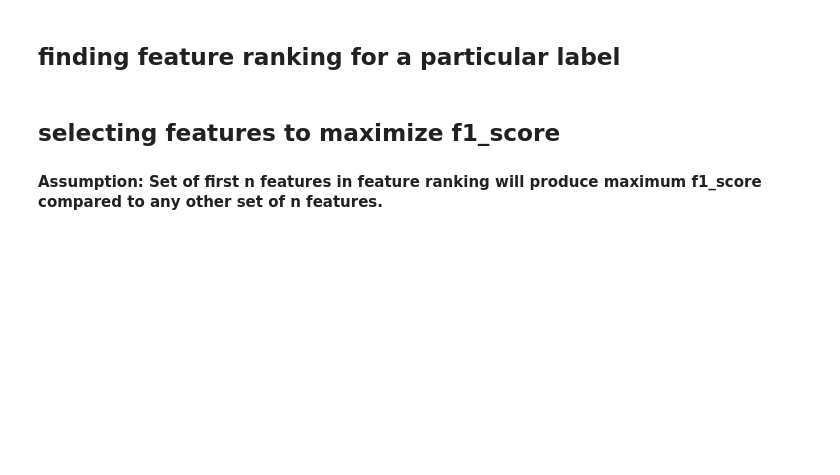
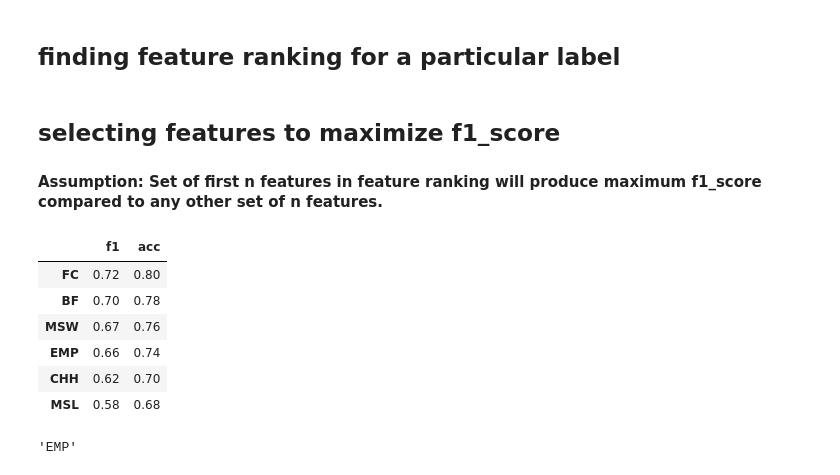
Before and after one commit to agdeva8/satellite_data, a Jupyter notebook: dist_finshed_code/logreg_modi_nlPca_final_da-exp.ipynb, the cells around one changed output. Drawn from its saved outputs; the diff is of its cells as text; code cells hidden in the pictures; blank space fills up the shorter version.

```diff
--- a/dist_finshed_code/logreg_modi_nlPca_final_da-exp.ipynb
+++ b/dist_finshed_code/logreg_modi_nlPca_final_da-exp.ipynb
@@ -248,2 +312,2 @@ df_modi_nlPca.shape
 # %%
-var = df_modi_nlPca.columns.tolist()[1:]
+var = df_modi_nlPca.columns.tolist()[5:]
@@ -249,0 +331,2 @@ var = df_modi_nlPca.columns.tolist()[1:]
+# %%
+var.extend(['CropRatio'])
@@ -294,16 +394,13 @@ def selectFeatures(ranked_var,label):
         recall = metrics.recall_score(y,predicted)
         prec =  metrics.precision_score(y,predicted)
 
-        cm = metrics.confusion_matrix(y, predicted)
-        cm_score = float(cm[1][1])/(cm[1][1]+cm[1][0]+cm[0][1])
-
         f1 = metrics.f1_score(y,predicted)
 
-        metric_list.append([f1,cm_score,acc,recall,prec])
+        metric_list.append([f1,acc,recall,prec])
         f1_list.append(f1)
 
     df_metric = pd.DataFrame(metric_list)
-    df_metric.columns =  (['f1','cm','acc','recall','prec'])
+    df_metric.columns =  (['f1','acc','recall','prec'])
 
     ## finding the global maximum index in f1_list
     global_maxima = f1_list.index(max(f1_list))
@@ -341,3 +438,35 @@ def selectFeatures(ranked_var,label):
     df_selecedVar.insert(2,'coeff',fit.coef_[0])
 
     return [df_selecedVar,f1_list[i],df_metric[i:i+1]]
+# %%
+df_overallScore = pd.DataFrame(columns=['f1','acc'])
+for main_label in ['MSL','MSW','CHH','FC','BF','EMP']:
+    lis_dis_label = [main_label+'_'+str(i) for i in range(1,4)]
+    yTrue = []
+    yPred = []
+    for label in lis_dis_label:
+        ranked_var = featureRank(label)
+        feature_and_score = selectFeatures(ranked_var,label)
+        var2 = feature_and_score[0]['var'].values.tolist()
+        X = df_modi_nlPca.loc[:,var2].values
+        y = df_satData.loc[:,label].values
+        yTrue.extend(y)
+
+        model = LogisticRegression(class_weight='balanced')
+        clf = make_pipeline(preprocessing.StandardScaler(),model)
+        predicted = cross_validation.cross_val_predict(clf,X,y, cv=5)
+        yPred.extend(predicted)
+    acc = metrics.accuracy_score(yTrue,yPred)
+    f1 = metrics.f1_score(yTrue,yPred)
+
+    df_overallScore.loc[main_label] = [f1,acc]
+# %%
+np.round(df_overallScore.sort_values(by='f1',ascending=False),2)#.to_csv('overallScore.csv')
+# %% [output]
+|  | f1 | acc |
+| FC | 0.72 | 0.80 |
+| BF | 0.70 | 0.78 |
+| MSW | 0.67 | 0.76 |
+| EMP | 0.66 | 0.74 |
+| CHH | 0.62 | 0.70 |
+| MSL | 0.58 | 0.68 |
@@ -343,0 +475,14 @@ def selectFeatures(ranked_var,label):
+# %%
+metric_list = list()
+f1_list = list()
+for i in range(len(ranked_var)):
+    var2 = ranked_var.loc[:i,'var'].values.tolist()
+
+    X = df_modi_nlPca.loc[:,var2].values
+    y = df_satData.loc[:,label].values
+
+    model = LogisticRegression(class_weight='balanced')
+    clf = make_pipeline(preprocessing.StandardScaler(),model)
+    predicted = cross_validation.cross_val_predict(clf,X,y, cv=5)
+# %% [output]
+'EMP'
```
Also changed, not shown: parts of 28 cells of this notebook, 30 other files.
